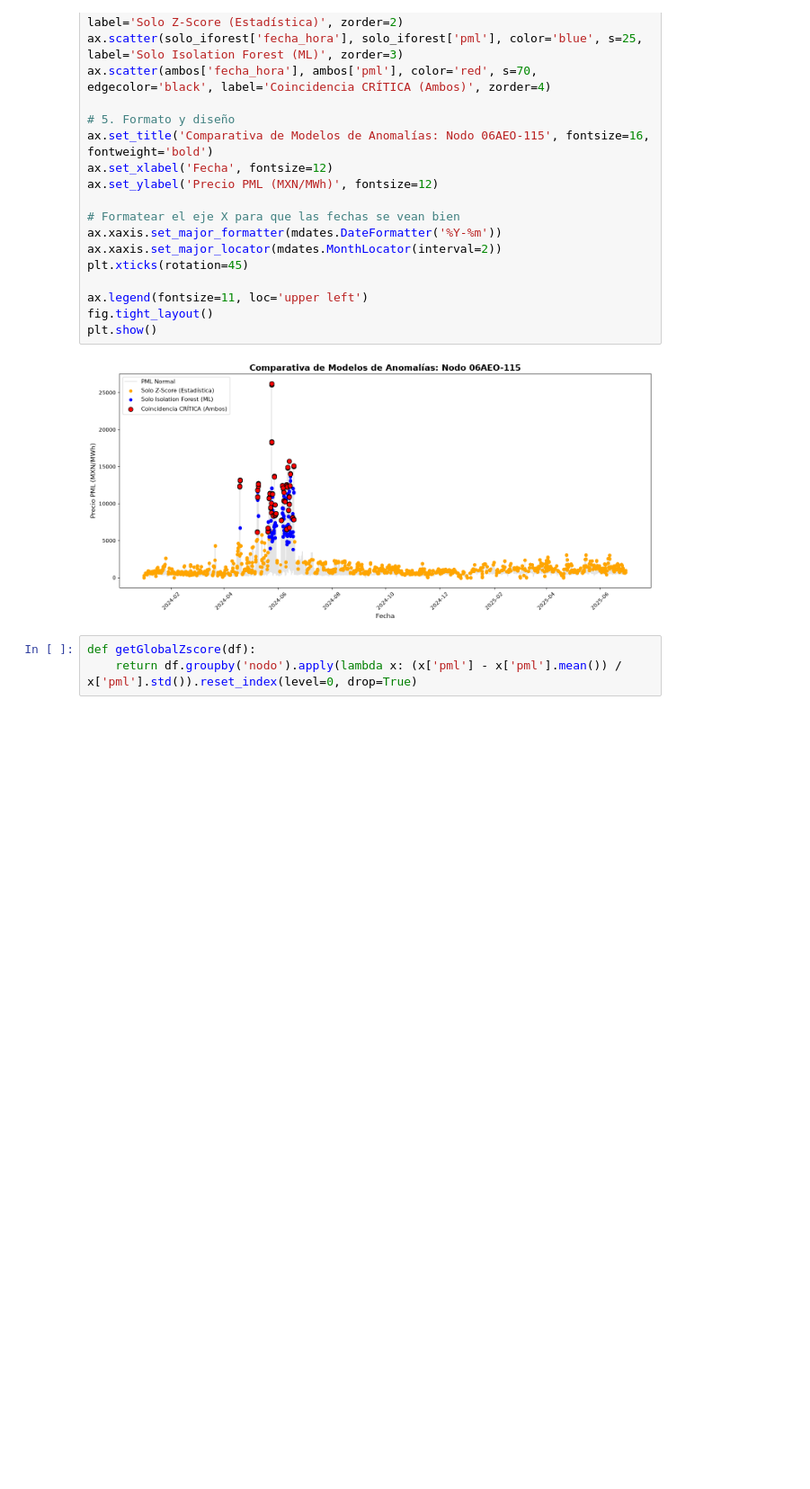
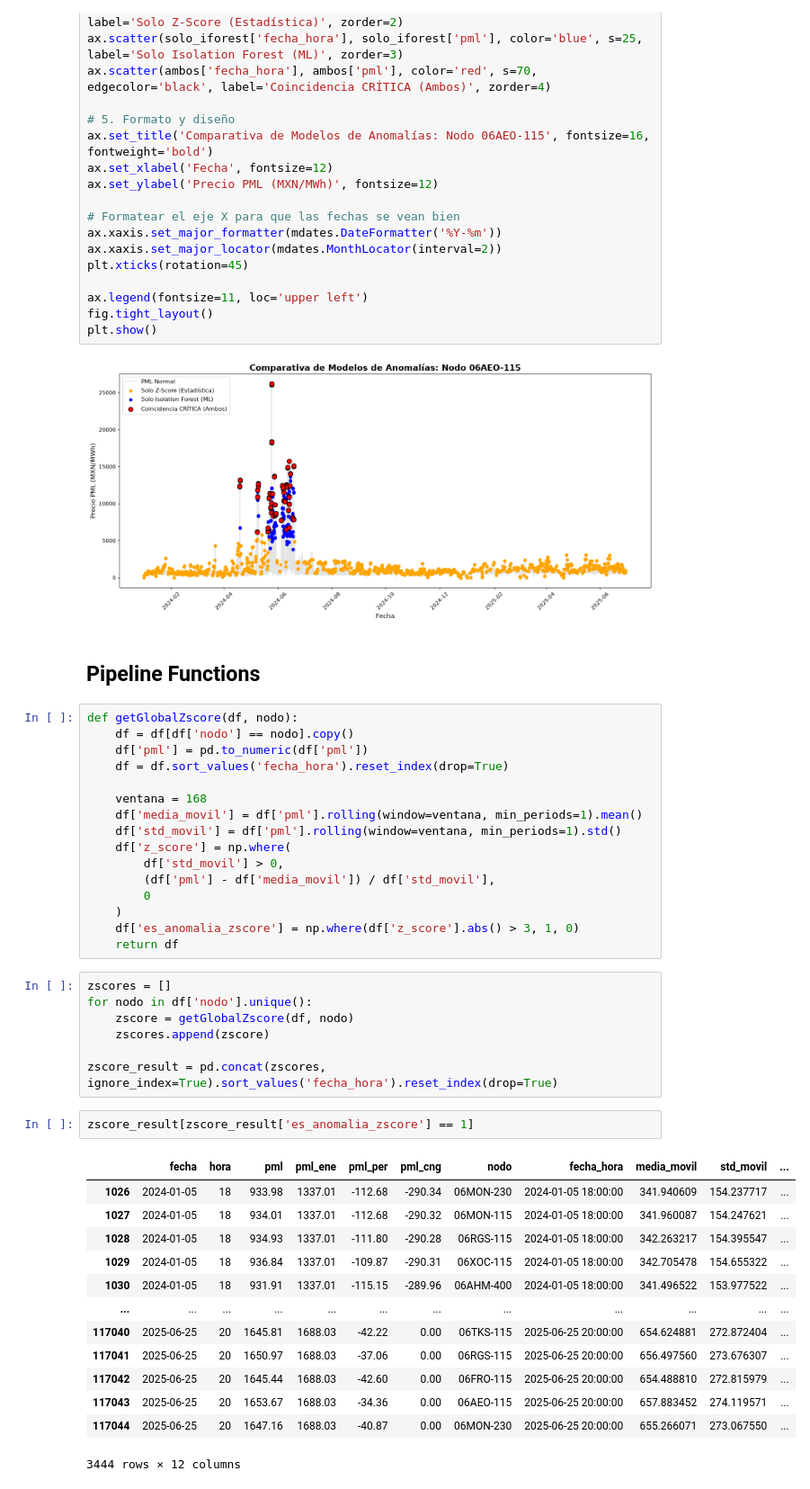
Before and after one commit to VelascoSantiago/pp-monclovalmp, a Jupyter notebook: dev.ipynb, the cells around one changed output. Shown at 90% size. Cells and saved outputs as stored; diff of their text form; blank space fills up the shorter version.

Commit message:
track a pipeline functions

```diff
--- a/dev.ipynb
+++ b/dev.ipynb
@@ -554,6 +531,44 @@ fig.tight_layout()
 plt.show()
 # %% [output]
 [figure]
+# %% [markdown]
+## Pipeline Functions
 # %%
-def getGlobalZscore(df):
-    return df.groupby('nodo').apply(lambda x: (x['pml'] - x['pml'].mean()) / x['pml'].std()).reset_index(level=0, drop=True)
+def getGlobalZscore(df, nodo):
+    df = df[df['nodo'] == nodo].copy()
+    df['pml'] = pd.to_numeric(df['pml'])
+    df = df.sort_values('fecha_hora').reset_index(drop=True)
+
+    ventana = 168
+    df['media_movil'] = df['pml'].rolling(window=ventana, min_periods=1).mean()
+    df['std_movil'] = df['pml'].rolling(window=ventana, min_periods=1).std()
+    df['z_score'] = np.where(
+        df['std_movil'] > 0,
+        (df['pml'] - df['media_movil']) / df['std_movil'],
+        0
+    )
+    df['es_anomalia_zscore'] = np.where(df['z_score'].abs() > 3, 1, 0)
+    return df
+# %%
+zscores = []
+for nodo in df['nodo'].unique():
+    zscore = getGlobalZscore(df, nodo)
+    zscores.append(zscore)
+
+zscore_result = pd.concat(zscores, ignore_index=True).sort_values('fecha_hora').reset_index(drop=True)
+# %%
+zscore_result[zscore_result['es_anomalia_zscore'] == 1]
+# %% [output]
+|  | fecha | hora | pml | pml_ene | pml_per | pml_cng | nodo | fecha_hora | media_movil | std_movil | ... |
+| 1026 | 2024-01-05 | 18 | 933.98 | 1337.01 | -112.68 | -290.34 | 06MON-230 | 2024-01-05 18:00:00 | 341.940609 | 154.237717 | ... |
+| 1027 | 2024-01-05 | 18 | 934.01 | 1337.01 | -112.68 | -290.32 | 06MON-115 | 2024-01-05 18:00:00 | 341.960087 | 154.247621 | ... |
+| 1028 | 2024-01-05 | 18 | 934.93 | 1337.01 | -111.80 | -290.28 | 06RGS-115 | 2024-01-05 18:00:00 | 342.263217 | 154.395547 | ... |
+| 1029 | 2024-01-05 | 18 | 936.84 | 1337.01 | -109.87 | -290.31 | 06XOC-115 | 2024-01-05 18:00:00 | 342.705478 | 154.655322 | ... |
+| 1030 | 2024-01-05 | 18 | 931.91 | 1337.01 | -115.15 | -289.96 | 06AHM-400 | 2024-01-05 18:00:00 | 341.496522 | 153.977522 | ... |
+| ... | ... | ... | ... | ... | ... | ... | ... | ... | ... | ... | ... |
+| 117040 | 2025-06-25 | 20 | 1645.81 | 1688.03 | -42.22 | 0.00 | 06TKS-115 | 2025-06-25 20:00:00 | 654.624881 | 272.872404 | ... |
+| 117041 | 2025-06-25 | 20 | 1650.97 | 1688.03 | -37.06 | 0.00 | 06RGS-115 | 2025-06-25 20:00:00 | 656.497560 | 273.676307 | ... |
+| 117042 | 2025-06-25 | 20 | 1645.44 | 1688.03 | -42.60 | 0.00 | 06FRO-115 | 2025-06-25 20:00:00 | 654.488810 | 272.815979 | ... |
+| 117043 | 2025-06-25 | 20 | 1653.67 | 1688.03 | -34.36 | 0.00 | 06AEO-115 | 2025-06-25 20:00:00 | 657.883452 | 274.119571 | ... |
+| 117044 | 2025-06-25 | 20 | 1647.16 | 1688.03 | -40.87 | 0.00 | 06MON-230 | 2025-06-25 20:00:00 | 655.266071 | 273.067550 | ... |
+3444 rows × 12 columns
```
Also changed, not shown: parts of 2 cells of this notebook.
